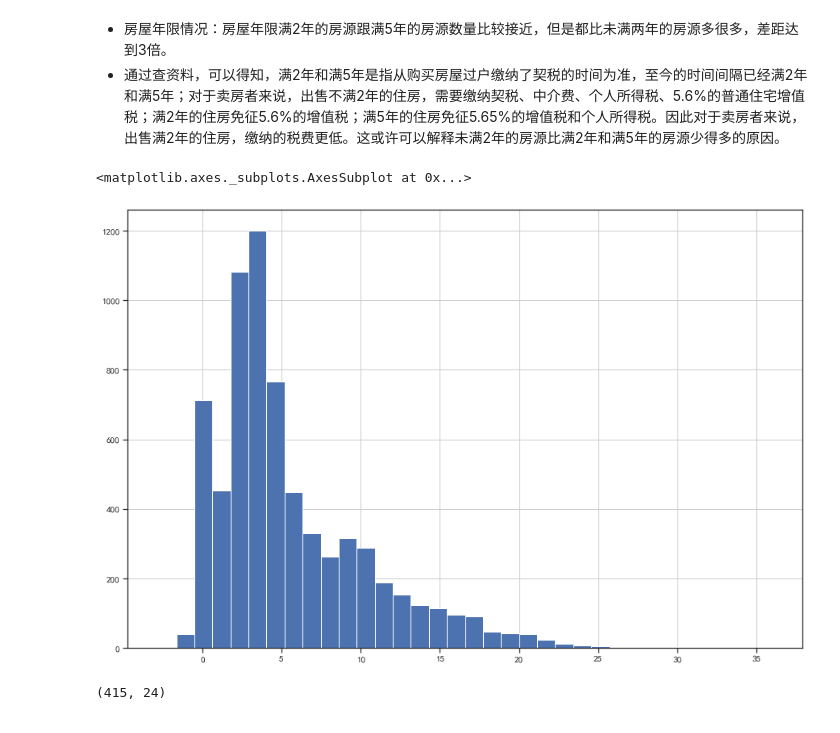
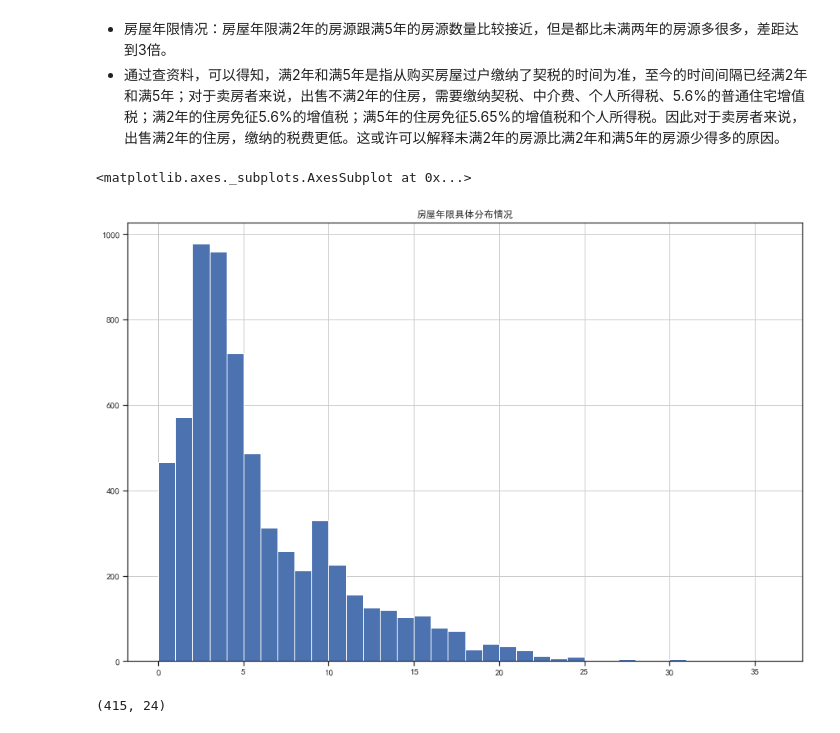
Before and after one commit to caizhipeng-dage/lianjia, a Jupyter notebook: 厦门二手房价格分析.ipynb, the cells around one changed output. Drawn from its saved outputs; the diff is of its cells as text; code cells hidden in the pictures.

```diff
--- a/厦门二手房房价分析.ipynb
+++ b/厦门二手房价格分析.ipynb
@@ -165,7 +166,7 @@ df[df['小区名称']=='万科湖心岛']
 | 1357 | 2000.0 | 93897元/平米 | 万科湖心岛 | 湖里 | 湖边水库 | 5室2厅1厨5卫 | 低楼层 (共26层) | 213㎡ | 缺失数据 | 缺失数据 | 南 北 | ... |
 | 10047 | 1680.0 | 65036元/平米 | 万科湖心岛 | 湖里 | 湖边水库 | 4室1厅1厨3卫 | 高楼层 (共4层) | 258.32㎡ | 平层 | 板塔结合 | 东南 北 | ... |
 # %%
-df['房屋用途'][df['房屋用途']=='平房']='别墅'
+df['房屋用途'][df['房屋用途']=='平房']='普通住宅'
 df=df[[x in ['普通住宅','别墅'] for x in df['房屋用途']]]
 df['房屋用途'].value_counts()
 # %% [output]
@@ -187,11 +188,8 @@ df['房屋年限/年'] = df['房屋年限/年']/365  # 转化为年
 # %% [markdown]
 ### 单价字段、建筑面积字段清洗
 # %%
-df['单价']=df['单价'].str.replace('元/平米','')  # 去掉单位
-df['单价']=df['单价'].astype(np.float64)  # 转化为浮点型
-
-df['建筑面积']=df['建筑面积'].str.replace('㎡','')  # 去掉单位
-df['建筑面积']=df['建筑面积'].astype(np.float64)  # 转化为浮点型
+df['单价']=df['单价'].str.replace('元/平米','').astype(np.float64)
+df['建筑面积']=df['建筑面积'].str.replace('㎡','').astype(np.float64)
 # %% [markdown]
 ### 数据概览
 # %%
@@ -552,10 +550,13 @@ pie1
 - 通过查资料，可以得知，满2年和满5年是指从购买房屋过户缴纳了契税的时间为准，至今的时间间隔已经满2年和满5年；对于卖房者来说，出售不满2年的住房，需要缴纳契税、中介费、个人所得税、5.6%的普通住宅增值税；满2年的住房免征5.6%的增值税；满5年的住房免征5.65%的增值税和个人所得税。因此对于卖房者来说，出售满2年的住房，缴纳的税费更低。这或许可以解释未满2年的房源比满2年和满5年的房源少得多的原因。
 # %%
 year=df['房屋年限/年'][df['房屋年限/年'].notnull()]
-year.hist(bins=34,figsize=(15,10))
+# 指定区间
+bins=[x for x in range(37)]
+plt.title('房屋年限具体分布情况')
+year.hist(bins=bins,figsize=(15,10))
 # %% [output]
 <matplotlib.axes._subplots.AxesSubplot at 0x...>
-[figure, old version]
+[figure, new version]
 # %%
 df[df['房屋年限/年']<0].shape
 # %% [output]
```
Also changed, not shown: parts of 6 cells of this notebook, 4 other files.
